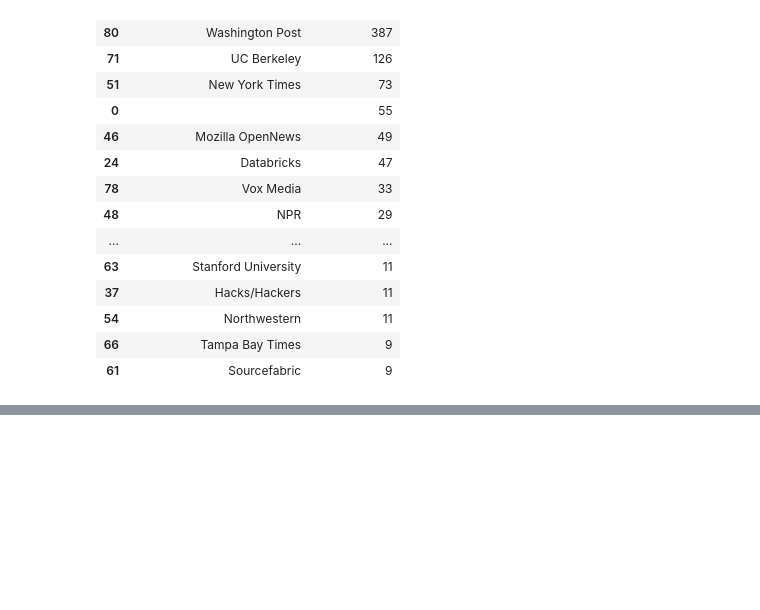
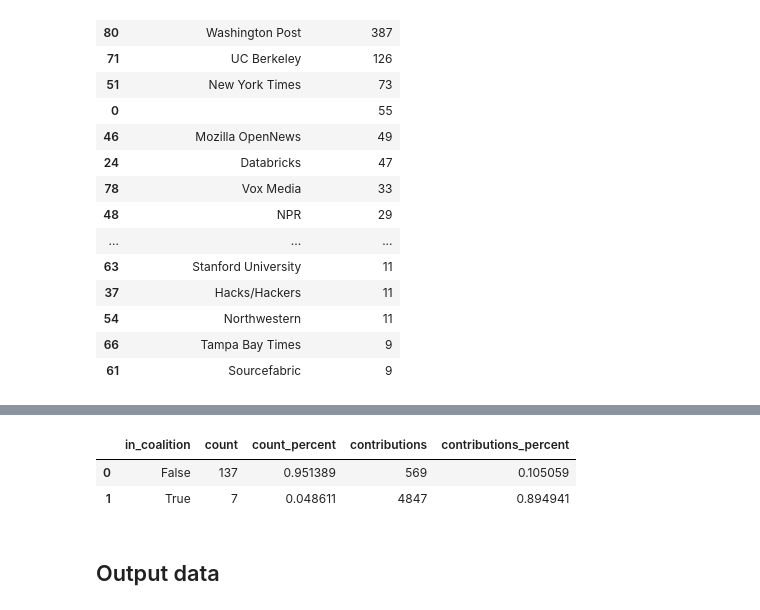
Before and after one commit to palewire/python-calaccess-notebooks, a Jupyter notebook: project-management/contributors.ipynb, the cells around one changed output, grey strips where cells are left out. Saved outputs shown, nothing was run; the diff lists cells and outputs as text; code cells hidden in the pictures; blank space fills up the shorter version.

Commit message:
Tightened up coalition analysis

```diff
--- a/project-management/contributors.ipynb
+++ b/project-management/contributors.ipynb
@@ -316,2 +316,7 @@ dtype: float64
+# %%
+coalition_table = unique_contributors.groupby('in_coalition').size().reset_index()
+coalition_table.columns = ['in_coalition', 'count']
+# %%
+coalition_table['count_percent'] = coalition_table['count'] / total_contributors
 # %%
-table.groupby('in_coalition').contributions.sum()
+coalition_table = coalition_table.merge(table.groupby('in_coalition').contributions.sum().reset_index())
@@ -383,2 +323,12 @@ unique_contributors.sort_values("login").head(25)
+# %%
+coalition_table['contributions_percent'] = coalition_table['contributions'] / total_contributions
+# %%
+coalition_table
+# %% [output]
+|  | in_coalition | count | count_percent | contributions | contributions_percent |
+| 0 | False | 137 | 0.951389 | 569 | 0.105059 |
+| 1 | True | 7 | 0.048611 | 4847 | 0.894941 |
+# %% [markdown]
+## Output data
 # %%
 unique_contributors.to_csv("./output/unique-contributors.csv")
```
Also changed, not shown: parts of 20 cells of this notebook.
